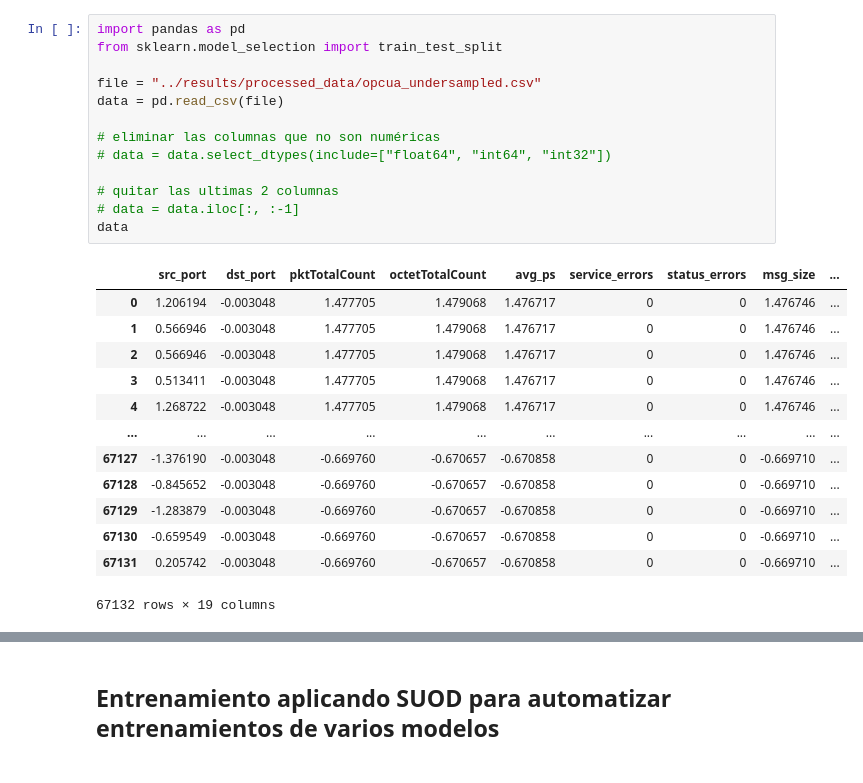
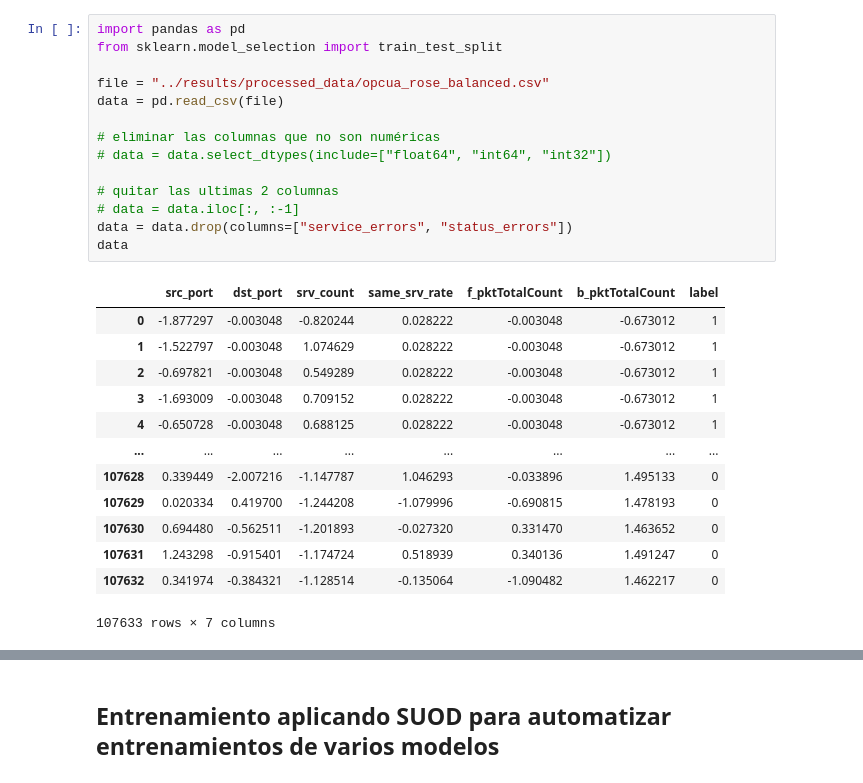
Before and after one commit to BryanEstrada003/OPC-UA-PyOD, a Jupyter notebook: notebooks/training.ipynb, the cells around one changed output, grey strips where cells are left out. Cells and saved outputs as stored; diff of their text form.

```diff
--- a/notebooks/training.ipynb
+++ b/notebooks/training.ipynb
@@ -48,30 +56,31 @@ Successfully installed seaborn-0.13.2
 # %%
 import pandas as pd
 from sklearn.model_selection import train_test_split
 
-file = "../results/processed_data/opcua_undersampled.csv"
+file = "../results/processed_data/opcua_rose_balanced.csv"
 data = pd.read_csv(file)
 
 # eliminar las columnas que no son numéricas
 # data = data.select_dtypes(include=["float64", "int64", "int32"])
 
 # quitar las ultimas 2 columnas
 # data = data.iloc[:, :-1]
+data = data.drop(columns=["service_errors", "status_errors"])
 data
 # %% [output]
-|  | src_port | dst_port | pktTotalCount | octetTotalCount | avg_ps | service_errors | status_errors | msg_size | ... |
-| 0 | 1.206194 | -0.003048 | 1.477705 | 1.479068 | 1.476717 | 0 | 0 | 1.476746 | ... |
-| 1 | 0.566946 | -0.003048 | 1.477705 | 1.479068 | 1.476717 | 0 | 0 | 1.476746 | ... |
-| 2 | 0.566946 | -0.003048 | 1.477705 | 1.479068 | 1.476717 | 0 | 0 | 1.476746 | ... |
-| 3 | 0.513411 | -0.003048 | 1.477705 | 1.479068 | 1.476717 | 0 | 0 | 1.476746 | ... |
-| 4 | 1.268722 | -0.003048 | 1.477705 | 1.479068 | 1.476717 | 0 | 0 | 1.476746 | ... |
-| ... | ... | ... | ... | ... | ... | ... | ... | ... | ... |
-| 67127 | -1.376190 | -0.003048 | -0.669760 | -0.670657 | -0.670858 | 0 | 0 | -0.669710 | ... |
-| 67128 | -0.845652 | -0.003048 | -0.669760 | -0.670657 | -0.670858 | 0 | 0 | -0.669710 | ... |
-| 67129 | -1.283879 | -0.003048 | -0.669760 | -0.670657 | -0.670858 | 0 | 0 | -0.669710 | ... |
-| 67130 | -0.659549 | -0.003048 | -0.669760 | -0.670657 | -0.670858 | 0 | 0 | -0.669710 | ... |
-| 67131 | 0.205742 | -0.003048 | -0.669760 | -0.670657 | -0.670858 | 0 | 0 | -0.669710 | ... |
+|  | src_port | dst_port | srv_count | same_srv_rate | f_pktTotalCount | b_pktTotalCount | label |
+| 0 | -1.877297 | -0.003048 | -0.820244 | 0.028222 | -0.003048 | -0.673012 | 1 |
+| 1 | -1.522797 | -0.003048 | 1.074629 | 0.028222 | -0.003048 | -0.673012 | 1 |
+| 2 | -0.697821 | -0.003048 | 0.549289 | 0.028222 | -0.003048 | -0.673012 | 1 |
+| 3 | -1.693009 | -0.003048 | 0.709152 | 0.028222 | -0.003048 | -0.673012 | 1 |
+| 4 | -0.650728 | -0.003048 | 0.688125 | 0.028222 | -0.003048 | -0.673012 | 1 |
+| ... | ... | ... | ... | ... | ... | ... | ... |
+| 107628 | 0.339449 | -2.007216 | -1.147787 | 1.046293 | -0.033896 | 1.495133 | 0 |
+| 107629 | 0.020334 | 0.419700 | -1.244208 | -1.079996 | -0.690815 | 1.478193 | 0 |
+| 107630 | 0.694480 | -0.562511 | -1.201893 | -0.027320 | 0.331470 | 1.463652 | 0 |
+| 107631 | 1.243298 | -0.915401 | -1.174724 | 0.518939 | 0.340136 | 1.491247 | 0 |
+| 107632 | 0.341974 | -0.384321 | -1.128514 | -0.135064 | -1.090482 | 1.462217 | 0 |
-67132 rows × 19 columns
+107633 rows × 7 columns
 # %%
 data.describe()
 # %% [output]
```
Also changed, not shown: parts of 14 cells of this notebook, 1 other file.
